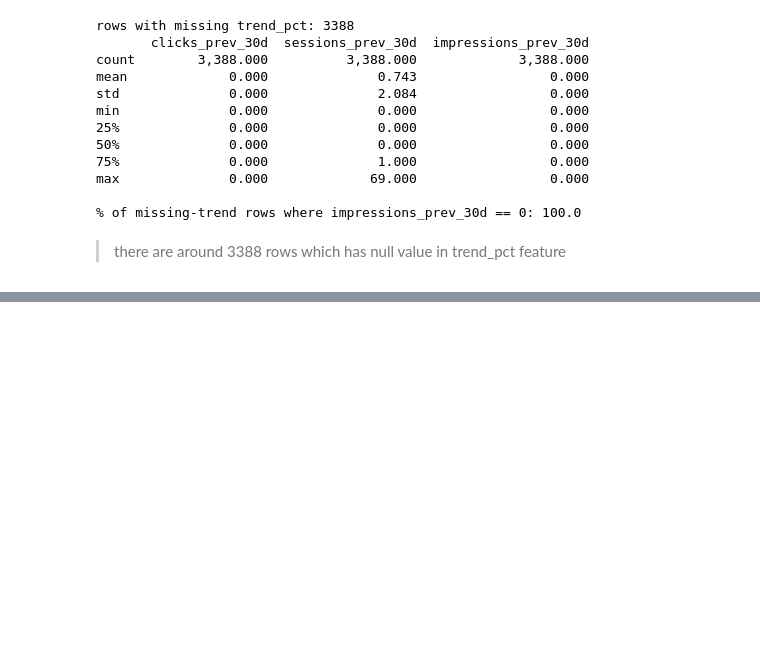
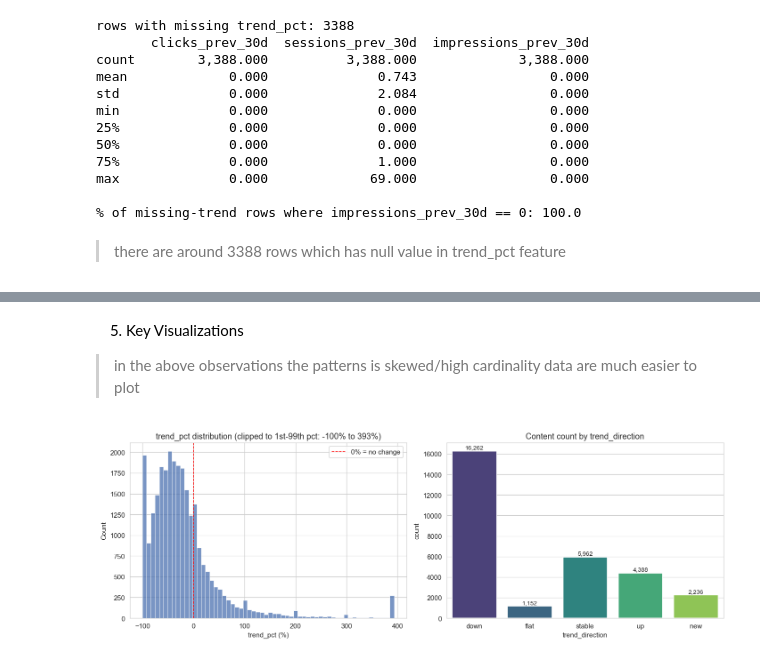
Before and after one commit to Sahil-Dev404/Flyrankai-intenship-starter-ml-pipeline-testing-, a Jupyter notebook: notebooks/my_code_books/01_EDA_content_growth_forecasting.ipynb, the cells around one changed output, grey strips where cells are left out. Drawn from its saved outputs; the diff is of its cells as text; code cells hidden in the pictures; blank space fills up the shorter version.

```diff
--- a/notebooks/my_code_books/01_EDA_content_growth_forecasting.ipynb
+++ b/notebooks/my_code_books/01_EDA_content_growth_forecasting.ipynb
@@ -292,0 +364,21 @@ max              0.000             69.000                 0.000
+# %%
+# full correlation matrix (spearman -- more robust)
+# multicollinearity check among candidate predictor features
+
+full_corr = df[numeric_cols].corr(method="spearman")
+
+# flag highly correlated feature pairs (|corr|>0.85)
+# and one of each pair is likely be dropped before modelling
+
+pairs = []
+cols = full_corr.columns
+for i in range(len(cols)):
+    for j in range(i + 1, len(cols)):
+        c = full_corr.iloc[i, j]
+        if abs(c) > 0.85:
+            pairs.append((cols[i], cols[j], round(c, 3)))
+
+pairs_df = pd.DataFrame(pairs, columns=["feature_1", "feature_2", "spearman_corr"]).sort_values(
+    "spearman_corr", key=abs, ascending=False
+)
+pairs_df
@@ -292,0 +403,30 @@ max              0.000             69.000                 0.000
+# %% [markdown]
+5. Key Visualizations
+
+> in the above observations the patterns is skewed/high cardinality data are much easier to plot
+# %%
+# 1. Target distribution: raw is unreadable because of extreme outliers found
+# in Step 3, so we clip to the 1st-99th percentile JUST for visualization
+# (the underlying data itself is untouched).
+fig, axes = plt.subplots(1, 2, figsize=(13, 4.5))
+
+clip_lo, clip_hi = df["trend_pct"].quantile([0.01, 0.99])
+clipped = df["trend_pct"].clip(clip_lo, clip_hi)
+sns.histplot(clipped.dropna(), bins=60, ax=axes[0], color="#4C72B0")
+axes[0].set_title(f"trend_pct distribution (clipped to 1st-99th pct: {clip_lo:.0f}% to {clip_hi:.0f}%)")
+axes[0].set_xlabel("trend_pct (%)")
+axes[0].axvline(0, color="red", linestyle="--", linewidth=1, label="0% = no change")
+axes[0].legend()
+
+order = ["down", "flat", "stable", "up", "new"]
+counts = df["trend_direction"].value_counts().reindex(order)
+sns.barplot(x=counts.index, y=counts.values, hue=counts.index, ax=axes[1], palette="viridis", legend=False)
+axes[1].set_title("Content count by trend_direction")
+axes[1].set_ylabel("count")
+for i, v in enumerate(counts.values):
+    axes[1].text(i, v + 200, f"{v:,}", ha="center", fontsize=9)
+
+plt.tight_layout()
+plt.show()
+# %% [output]
+[figure, added]
```
Also changed, not shown: parts of 13 cells of this notebook.
